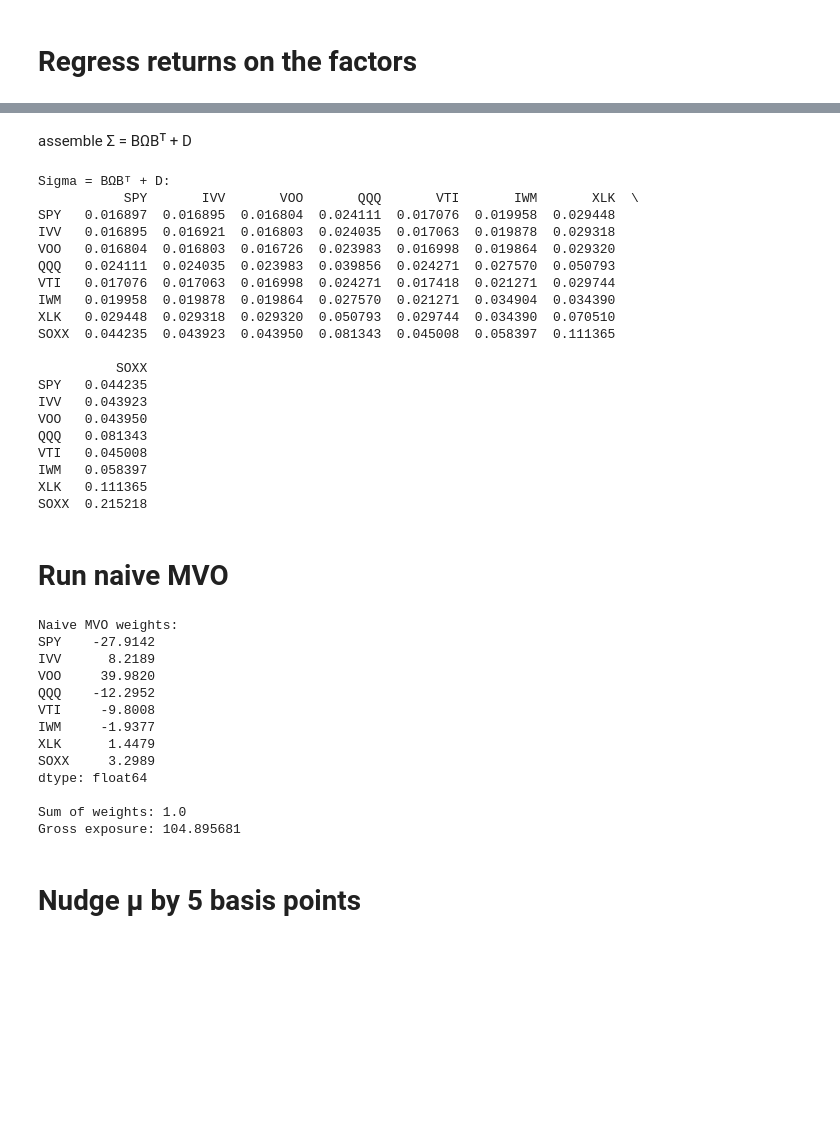
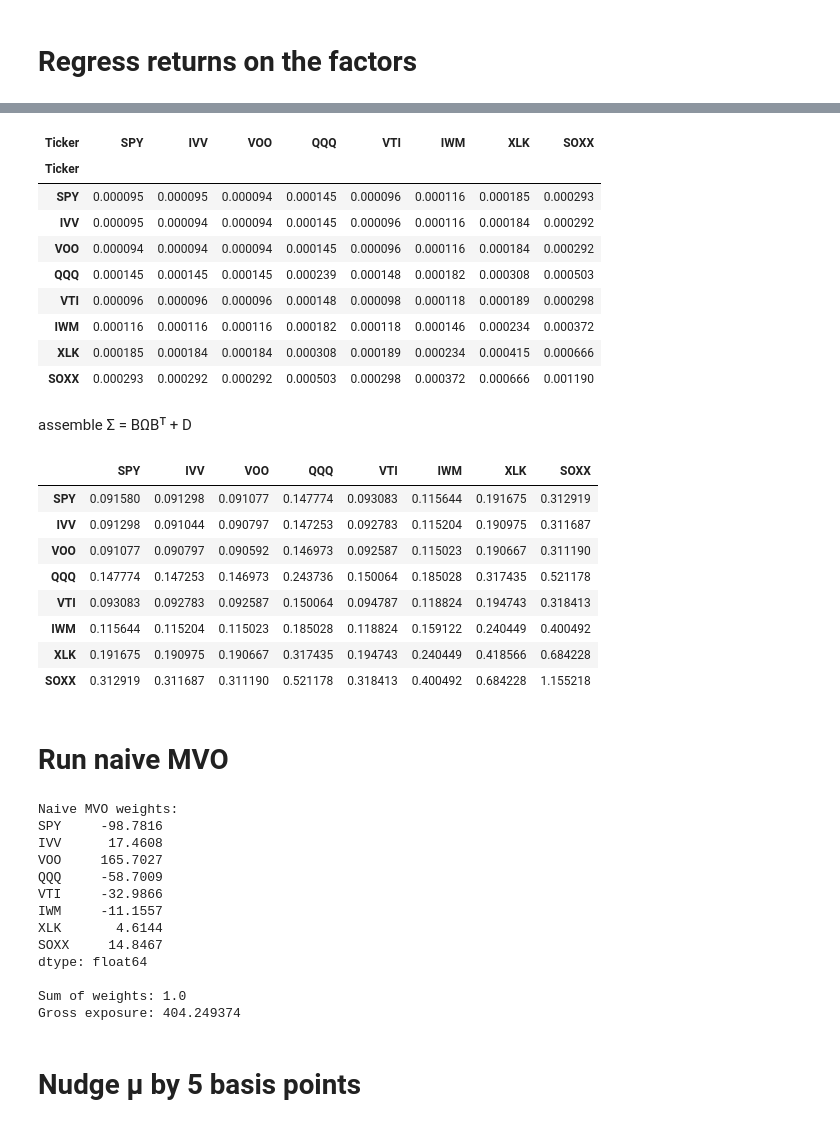
Before and after one commit to cyee02/MQF, a Jupyter notebook: QF600/Assignment 2 - Beta Neutral/AP_Week_5_assignment_.ipynb, the cells around one changed output, grey strips where cells are left out. Cells and saved outputs as stored; diff of their text form; code cells hidden in the pictures; blank space fills up the shorter version.

```diff
--- a/QF600/Assignment 2 - Beta Neutral/AP_Week_5_assignment_.ipynb
+++ b/QF600/Assignment 2 - Beta Neutral/AP_Week_5_assignment_.ipynb
@@ -115,46 +187,48 @@ SOXX  0.000400
+# %%
+# Idiosyncratic covariance
+D = residuals.cov()
+D.round(6)
+# %% [output]
+| Ticker | SPY | IVV | VOO | QQQ | VTI | IWM | XLK | SOXX |
+| Ticker |  |  |  |  |  |  |  |  |
+| SPY | 0.000095 | 0.000095 | 0.000094 | 0.000145 | 0.000096 | 0.000116 | 0.000185 | 0.000293 |
+| IVV | 0.000095 | 0.000094 | 0.000094 | 0.000145 | 0.000096 | 0.000116 | 0.000184 | 0.000292 |
+| VOO | 0.000094 | 0.000094 | 0.000094 | 0.000145 | 0.000096 | 0.000116 | 0.000184 | 0.000292 |
+| QQQ | 0.000145 | 0.000145 | 0.000145 | 0.000239 | 0.000148 | 0.000182 | 0.000308 | 0.000503 |
+| VTI | 0.000096 | 0.000096 | 0.000096 | 0.000148 | 0.000098 | 0.000118 | 0.000189 | 0.000298 |
+| IWM | 0.000116 | 0.000116 | 0.000116 | 0.000182 | 0.000118 | 0.000146 | 0.000234 | 0.000372 |
+| XLK | 0.000185 | 0.000184 | 0.000184 | 0.000308 | 0.000189 | 0.000234 | 0.000415 | 0.000666 |
+| SOXX | 0.000293 | 0.000292 | 0.000292 | 0.000503 | 0.000298 | 0.000372 | 0.000666 | 0.001190 |
 # %% [markdown]
 assemble Σ = BΩBᵀ + D
 # %%
-Sigma = 252 * (
+S = 252 * (
     B.values @ Omega.values @ B.values.T
     + D.values
 )
 
-Sigma = pd.DataFrame(
-    Sigma,
+S = pd.DataFrame(
+    S,
     index=tickers,
     columns=tickers
 )
 
-print("Sigma = BΩBᵀ + D:")
-print(Sigma.round(6))
+S.round(6)
 # %% [output]
-Sigma = BΩBᵀ + D:
-           SPY       IVV       VOO       QQQ       VTI       IWM       XLK  \
-SPY   0.016897  0.016895  0.016804  0.024111  0.017076  0.019958  0.029448
-IVV   0.016895  0.016921  0.016803  0.024035  0.017063  0.019878  0.029318
-VOO   0.016804  0.016803  0.016726  0.023983  0.016998  0.019864  0.029320
-QQQ   0.024111  0.024035  0.023983  0.039856  0.024271  0.027570  0.050793
-VTI   0.017076  0.017063  0.016998  0.024271  0.017418  0.021271  0.029744
-IWM   0.019958  0.019878  0.019864  0.027570  0.021271  0.034904  0.034390
-XLK   0.029448  0.029318  0.029320  0.050793  0.029744  0.034390  0.070510
-SOXX  0.044235  0.043923  0.043950  0.081343  0.045008  0.058397  0.111365
-
-          SOXX
-SPY   0.044235
-IVV   0.043923
-VOO   0.043950
-QQQ   0.081343
-VTI   0.045008
-IWM   0.058397
-XLK   0.111365
-SOXX  0.215218
+|  | SPY | IVV | VOO | QQQ | VTI | IWM | XLK | SOXX |
+| SPY | 0.091580 | 0.091298 | 0.091077 | 0.147774 | 0.093083 | 0.115644 | 0.191675 | 0.312919 |
+| IVV | 0.091298 | 0.091044 | 0.090797 | 0.147253 | 0.092783 | 0.115204 | 0.190975 | 0.311687 |
+| VOO | 0.091077 | 0.090797 | 0.090592 | 0.146973 | 0.092587 | 0.115023 | 0.190667 | 0.311190 |
+| QQQ | 0.147774 | 0.147253 | 0.146973 | 0.243736 | 0.150064 | 0.185028 | 0.317435 | 0.521178 |
+| VTI | 0.093083 | 0.092783 | 0.092587 | 0.150064 | 0.094787 | 0.118824 | 0.194743 | 0.318413 |
+| IWM | 0.115644 | 0.115204 | 0.115023 | 0.185028 | 0.118824 | 0.159122 | 0.240449 | 0.400492 |
+| XLK | 0.191675 | 0.190975 | 0.190667 | 0.317435 | 0.194743 | 0.240449 | 0.418566 | 0.684228 |
+| SOXX | 0.312919 | 0.311687 | 0.311190 | 0.521178 | 0.318413 | 0.400492 | 0.684228 | 1.155218 |
 # %% [markdown]
 # Run naive MVO
 # %%
 # Naive MVO
-mu = R.mean().values * 252
-Sigma_np = Sigma.values
+Sigma_np = S.values
 n = len(tickers)
 
 # KKT system
@@ -179,18 +253,18 @@ print("\nSum of weights:", round(w_star.sum(), 6))
 print("Gross exposure:", round(np.abs(w_star).sum(), 6))
 # %% [output]
 Naive MVO weights:
-SPY    -27.9142
-IVV      8.2189
-VOO     39.9820
-QQQ    -12.2952
-VTI     -9.8008
-IWM     -1.9377
-XLK      1.4479
-SOXX     3.2989
+SPY     -98.7816
+IVV      17.4608
+VOO     165.7027
+QQQ     -58.7009
+VTI     -32.9866
+IWM     -11.1557
+XLK       4.6144
+SOXX     14.8467
 dtype: float64
 
 Sum of weights: 1.0
-Gross exposure: 104.895681
+Gross exposure: 404.249374
 # %% [markdown]
 # Nudge μ by 5 basis points
 # %%
```
Also changed, not shown: parts of 25 cells of this notebook, 1 other file.
